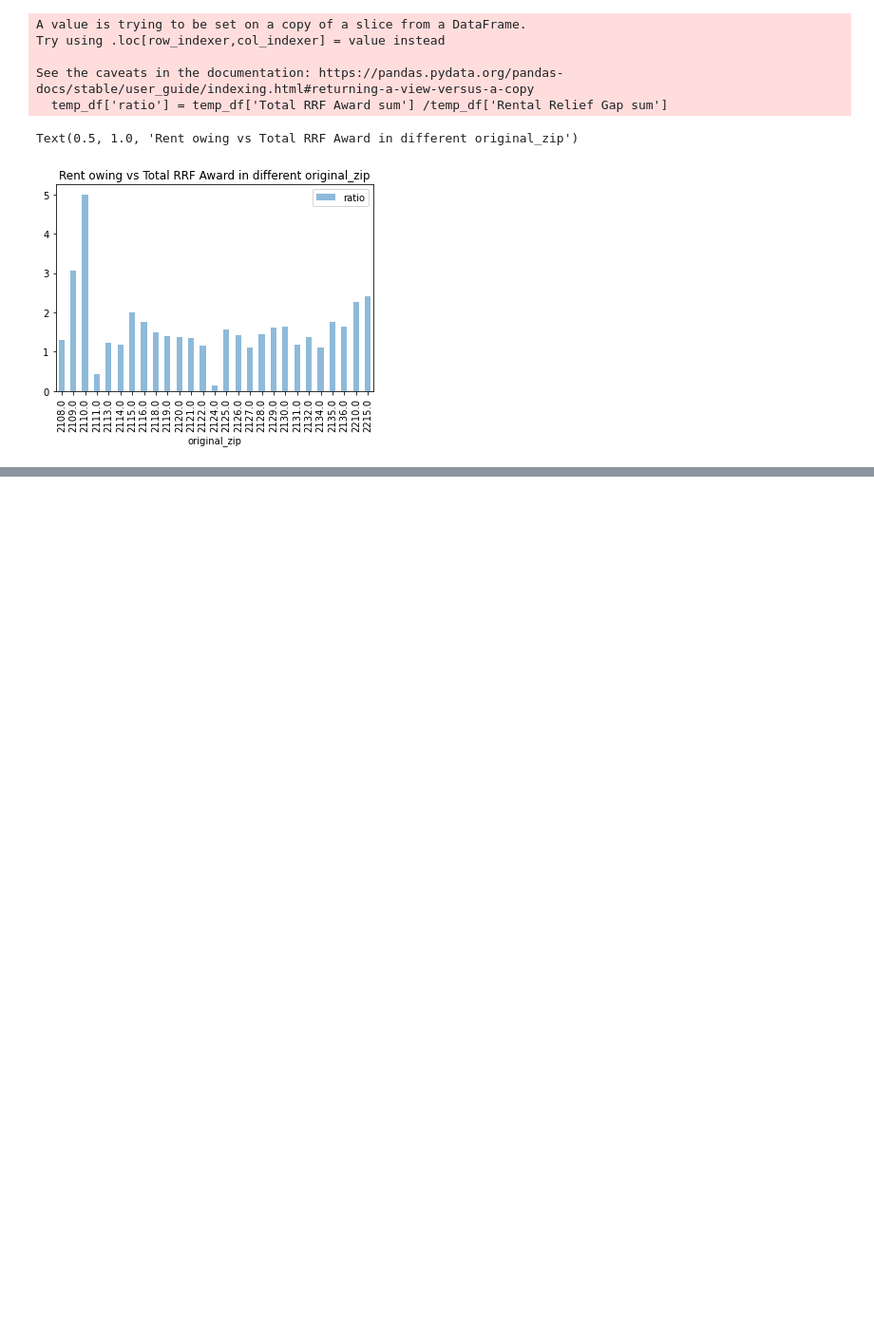
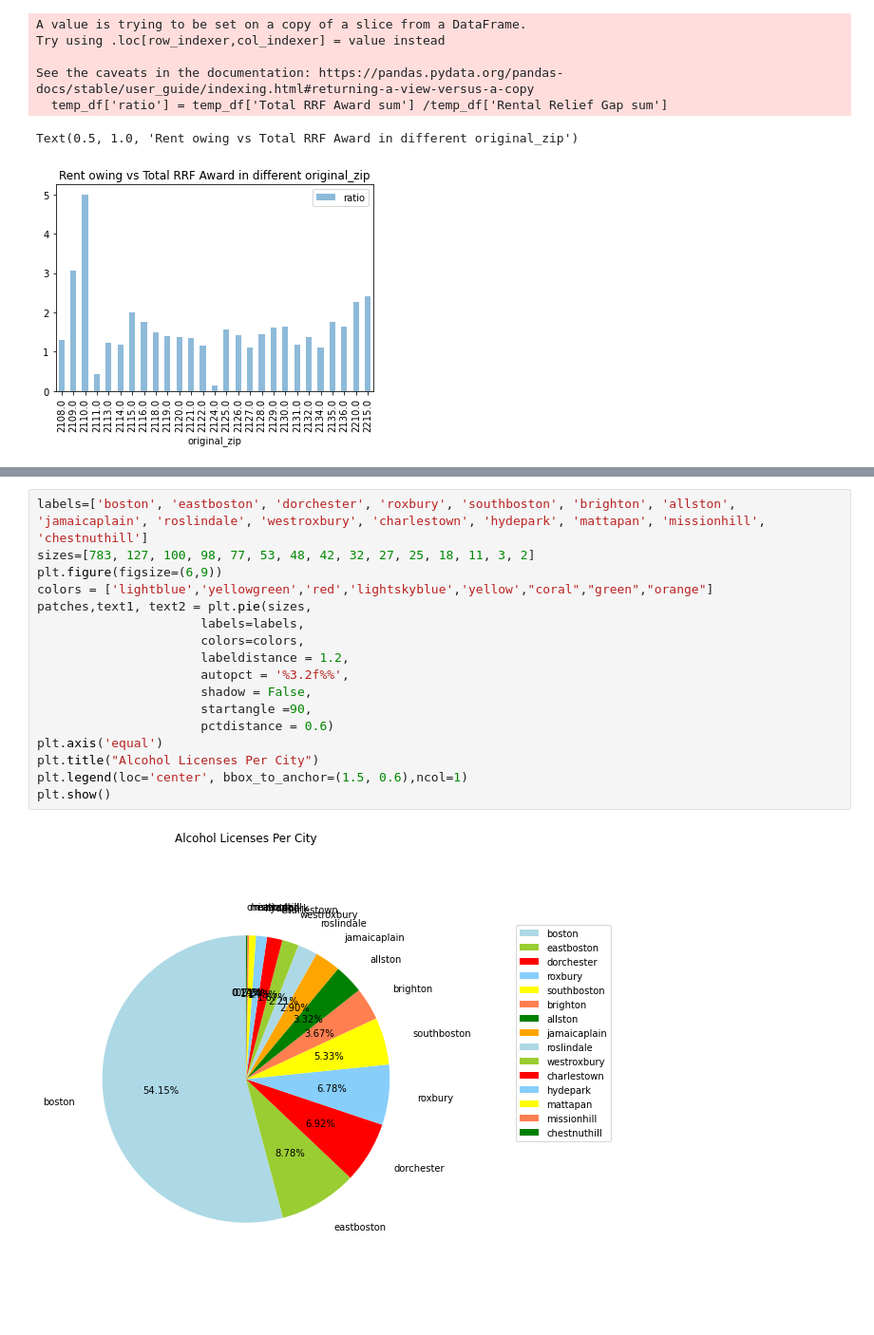
Before and after one commit to BU-Spark/ds-councilor-mejia-city-services, a Jupyter notebook: fall22-team-1/deliverable2/deliverable2.ipynb, the cells around one changed output, grey strips where cells are left out. Shown: that part at 95% size. Cells and saved outputs as stored; diff of their text form; blank space fills up the shorter version.

```diff
--- a/fall22-team-1/deliverable2/deliverable2.ipynb
+++ b/fall22-team-1/deliverable2/deliverable2.ipynb
@@ -358,0 +504,19 @@ Text(0.5, 1.0, 'Rent owing vs Total RRF Award in different original_zip')
+# %%
+labels=['boston', 'eastboston', 'dorchester', 'roxbury', 'southboston', 'brighton', 'allston', 'jamaicaplain', 'roslindale', 'westroxbury', 'charlestown', 'hydepark', 'mattapan', 'missionhill', 'chestnuthill']
+sizes=[783, 127, 100, 98, 77, 53, 48, 42, 32, 27, 25, 18, 11, 3, 2]
+plt.figure(figsize=(6,9))
+colors = ['lightblue','yellowgreen','red','lightskyblue','yellow',"coral","green","orange"]
+patches,text1, text2 = plt.pie(sizes,
+                      labels=labels,
+                      colors=colors,
+                      labeldistance = 1.2,
+                      autopct = '%3.2f%%',
+                      shadow = False,
+                      startangle =90,
+                      pctdistance = 0.6)
+plt.axis('equal')
+plt.title("Alcohol Licenses Per City")
+plt.legend(loc='center', bbox_to_anchor=(1.5, 0.6),ncol=1)
+plt.show()
+# %% [output]
+[figure, added]
```
Also changed, not shown: parts of 11 cells of this notebook.
